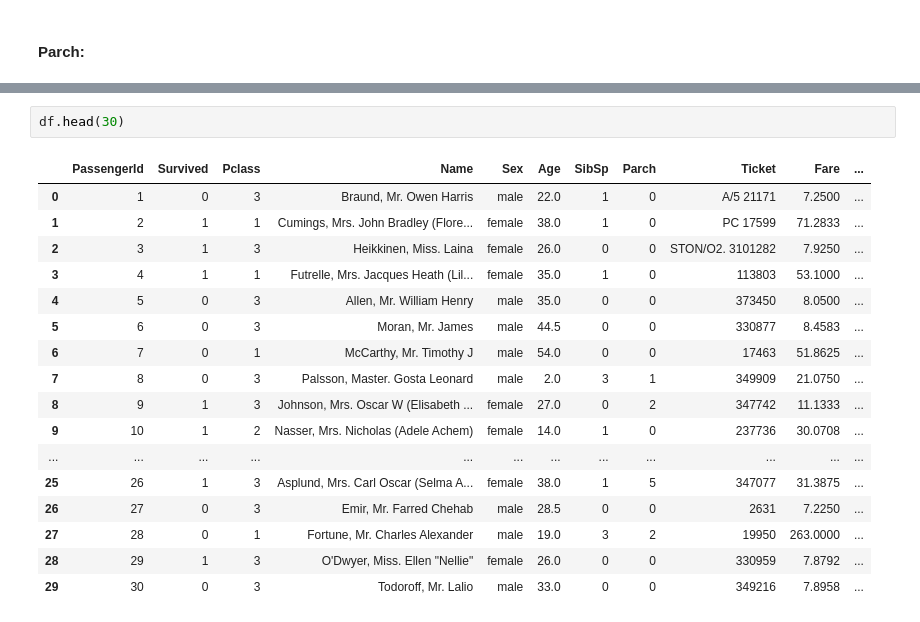
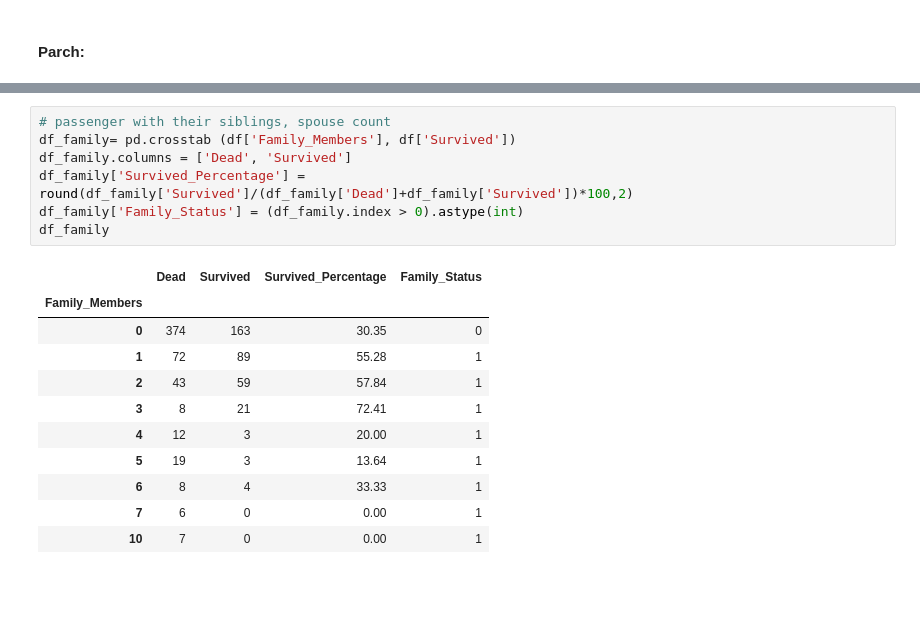
Before and after one commit to sagarbarge/Titanic-EDA-Modeling, a Jupyter notebook: Titanic_Competition_Sagar.ipynb, the cells around one changed output, grey strips where cells are left out. Cells and saved outputs as stored; diff of their text form; blank space fills up the shorter version.

```diff
--- a/Titanic_Competition_Sagar.ipynb
+++ b/Titanic_Competition_Sagar.ipynb
@@ -390,20 +398,19 @@ df
-# %%
-df.head(30)
-# %% [output]
-|  | PassengerId | Survived | Pclass | Name | Sex | Age | SibSp | Parch | Ticket | Fare | ... |
-| 0 | 1 | 0 | 3 | Braund, Mr. Owen Harris | male | 22.0 | 1 | 0 | A/5 21171 | 7.2500 | ... |
-| 1 | 2 | 1 | 1 | Cumings, Mrs. John Bradley (Flore... | female | 38.0 | 1 | 0 | PC 17599 | 71.2833 | ... |
-| 2 | 3 | 1 | 3 | Heikkinen, Miss. Laina | female | 26.0 | 0 | 0 | STON/O2. 3101282 | 7.9250 | ... |
-| 3 | 4 | 1 | 1 | Futrelle, Mrs. Jacques Heath (Lil... | female | 35.0 | 1 | 0 | 113803 | 53.1000 | ... |
-| 4 | 5 | 0 | 3 | Allen, Mr. William Henry | male | 35.0 | 0 | 0 | 373450 | 8.0500 | ... |
-| 5 | 6 | 0 | 3 | Moran, Mr. James | male | 44.5 | 0 | 0 | 330877 | 8.4583 | ... |
-| 6 | 7 | 0 | 1 | McCarthy, Mr. Timothy J | male | 54.0 | 0 | 0 | 17463 | 51.8625 | ... |
-| 7 | 8 | 0 | 3 | Palsson, Master. Gosta Leonard | male | 2.0 | 3 | 1 | 349909 | 21.0750 | ... |
-| 8 | 9 | 1 | 3 | Johnson, Mrs. Oscar W (Elisabeth ... | female | 27.0 | 0 | 2 | 347742 | 11.1333 | ... |
-| 9 | 10 | 1 | 2 | Nasser, Mrs. Nicholas (Adele Achem) | female | 14.0 | 1 | 0 | 237736 | 30.0708 | ... |
-| ... | ... | ... | ... | ... | ... | ... | ... | ... | ... | ... | ... |
-| 25 | 26 | 1 | 3 | Asplund, Mrs. Carl Oscar (Selma A... | female | 38.0 | 1 | 5 | 347077 | 31.3875 | ... |
-| 26 | 27 | 0 | 3 | Emir, Mr. Farred Chehab | male | 28.5 | 0 | 0 | 2631 | 7.2250 | ... |
-| 27 | 28 | 0 | 1 | Fortune, Mr. Charles Alexander | male | 19.0 | 3 | 2 | 19950 | 263.0000 | ... |
-| 28 | 29 | 1 | 3 | O'Dwyer, Miss. Ellen "Nellie" | female | 26.0 | 0 | 0 | 330959 | 7.8792 | ... |
-| 29 | 30 | 0 | 3 | Todoroff, Mr. Lalio | male | 33.0 | 0 | 0 | 349216 | 7.8958 | ... |
+# %%
+# passenger with their siblings, spouse count
+df_family= pd.crosstab (df['Family_Members'], df['Survived'])
+df_family.columns = ['Dead', 'Survived']
+df_family['Survived_Percentage'] = round(df_family['Survived']/(df_family['Dead']+df_family['Survived'])*100,2)
+df_family['Family_Status'] = (df_family.index > 0).astype(int)
+df_family
+# %% [output]
+|  | Dead | Survived | Survived_Percentage | Family_Status |
+| Family_Members |  |  |  |  |
+| 0 | 374 | 163 | 30.35 | 0 |
+| 1 | 72 | 89 | 55.28 | 1 |
+| 2 | 43 | 59 | 57.84 | 1 |
+| 3 | 8 | 21 | 72.41 | 1 |
+| 4 | 12 | 3 | 20.00 | 1 |
+| 5 | 19 | 3 | 13.64 | 1 |
+| 6 | 8 | 4 | 33.33 | 1 |
+| 7 | 6 | 0 | 0.00 | 1 |
+| 10 | 7 | 0 | 0.00 | 1 |
```
Also changed, not shown: parts of 17 cells of this notebook.
